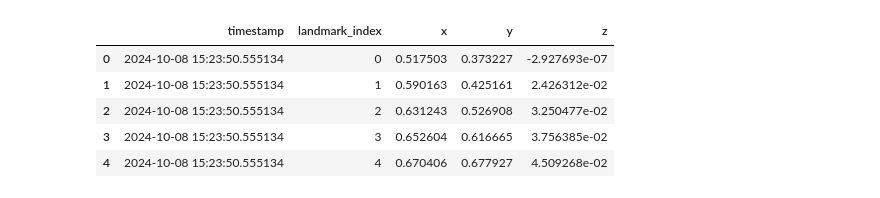
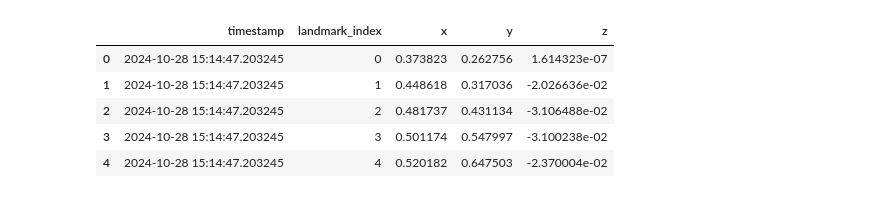
Before and after one commit to firmanserdana/Regrasp_Project, a Jupyter notebook: Code/mediapipe/stick_diagram.ipynb, the cells around one changed output. Cells and saved outputs as stored; diff of their text form; code cells hidden in the pictures.

```diff
--- a/Code/mediapipe/stick_diagram.ipynb
+++ b/Code/mediapipe/stick_diagram.ipynb
@@ -9,22 +9,22 @@ clear_output()
 # %%
 import pandas as pd
 import pandas as pd
 
-df = pd.read_csv(r'C:\Users\dell\Documents\gitworks\phd\Rewire_Project\Code\mediapipe\all-fing-ext-2024-10-08-15-14-03_Pro.csv')
+df = pd.read_csv(r'/Users/ffmacair/Documents/GitWorks/PhD/Rewire_Project/Code/mediapipe/thumb-ext-2-2024-10-28-15-13-46_realsense.csv')
 # Show the first few rows of the DataFrame
 df.head()
 
 # read second file
 #df2 = pd.read_csv(r'C:\Users\FireP1-Labster\Documents\gitworks\Rewire_Project\Data\2024-11-20-16-58-52_hand-tracking-landmarks1.csv')
 # Show the first few rows of the DataFrame
 #df2.head()
 # %% [output]
 |  | timestamp | landmark_index | x | y | z |
-| 0 | 2024-10-08 15:23:50.555134 | 0 | 0.517503 | 0.373227 | -2.927693e-07 |
-| 1 | 2024-10-08 15:23:50.555134 | 1 | 0.590163 | 0.425161 | 2.426312e-02 |
-| 2 | 2024-10-08 15:23:50.555134 | 2 | 0.631243 | 0.526908 | 3.250477e-02 |
-| 3 | 2024-10-08 15:23:50.555134 | 3 | 0.652604 | 0.616665 | 3.756385e-02 |
-| 4 | 2024-10-08 15:23:50.555134 | 4 | 0.670406 | 0.677927 | 4.509268e-02 |
+| 0 | 2024-10-28 15:14:47.203245 | 0 | 0.373823 | 0.262756 | 1.614323e-07 |
+| 1 | 2024-10-28 15:14:47.203245 | 1 | 0.448618 | 0.317036 | -2.026636e-02 |
+| 2 | 2024-10-28 15:14:47.203245 | 2 | 0.481737 | 0.431134 | -3.106488e-02 |
+| 3 | 2024-10-28 15:14:47.203245 | 3 | 0.501174 | 0.547997 | -3.100238e-02 |
+| 4 | 2024-10-28 15:14:47.203245 | 4 | 0.520182 | 0.647503 | -2.370004e-02 |
 # %%
 # Group by timestamp to process each frame separately
 grouped_frames = df.groupby('timestamp')
```
Also changed, not shown: parts of 2 cells of this notebook.
